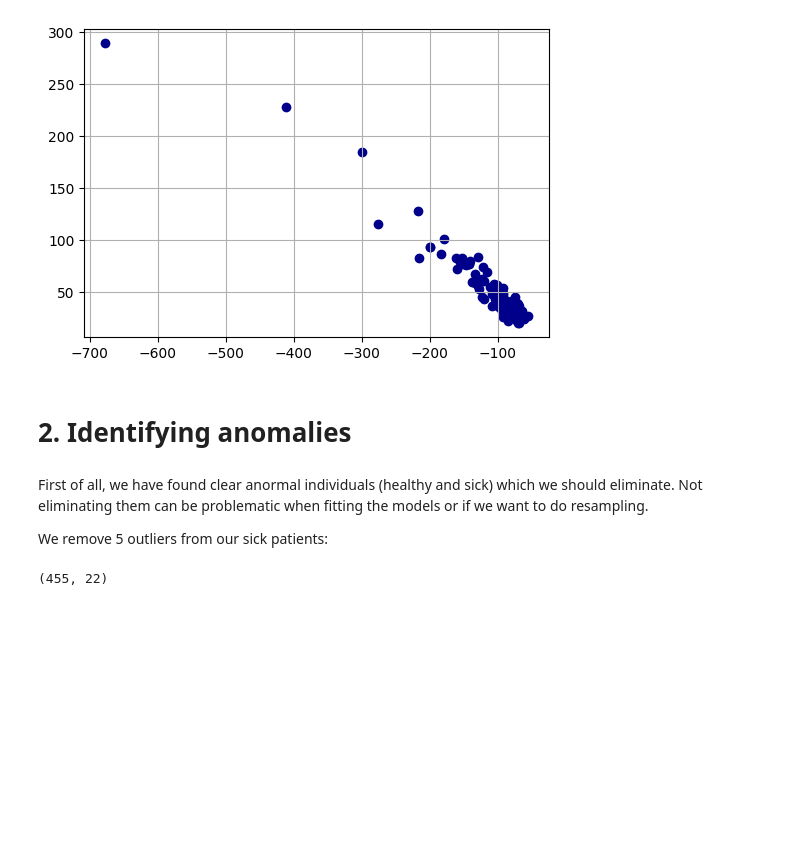
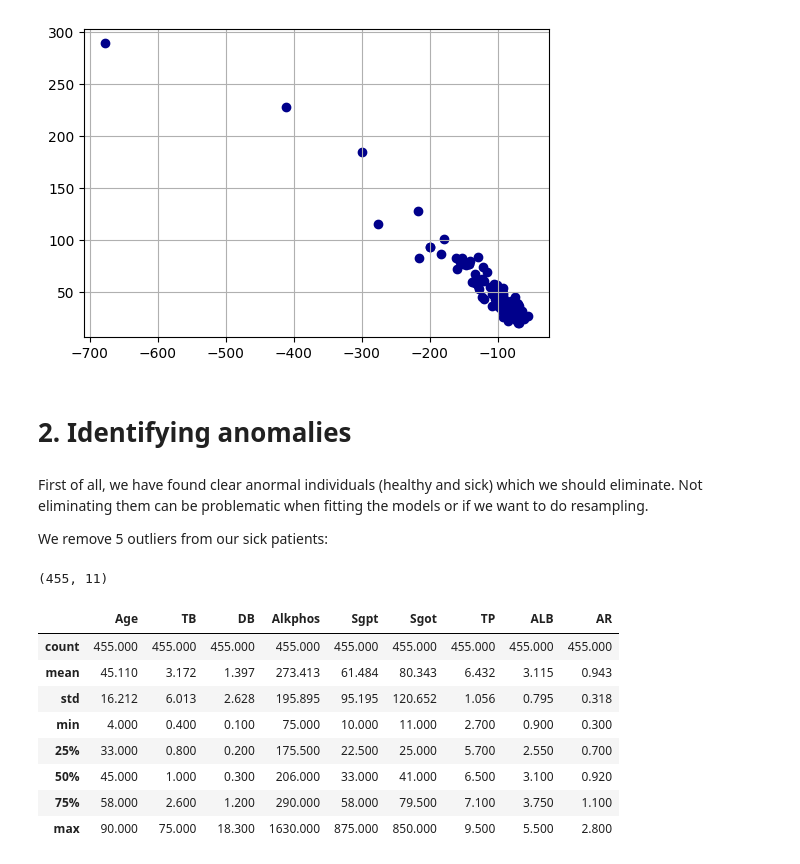
Before and after one commit to SrChen6/AA1-Competition, a Jupyter notebook: preprocessing-v2.ipynb, the cells around one changed output. Drawn from its saved outputs; the diff is of its cells as text; code cells hidden in the pictures; blank space fills up the shorter version.

```diff
--- a/preprocessing-v2.ipynb
+++ b/preprocessing-v2.ipynb
@@ -152,12 +152,22 @@ We remove 5 outliers from our sick patients:
 # %%
 sick_data = raw_data[raw_data['Target'] == 0]
 healthy_data = raw_data[raw_data['Target'] == 1]
 
 sick_data = sick_data[sick_pca.loc[:, 0] <= 600]
 healthy_data = healthy_data[healthy_pca.loc[:, 1] <= 150]
 
-data_v1 = pd.concat([sick_data, healthy_data], axis = 1)
+data_v1 = pd.concat([sick_data, healthy_data], axis = 0)
 data_v1.shape
+data_v1.describe()
 # %% [output]
-(455, 22)
+(455, 11)
+|  | Age | TB | DB | Alkphos | Sgpt | Sgot | TP | ALB | AR |
+| count | 455.000 | 455.000 | 455.000 | 455.000 | 455.000 | 455.000 | 455.000 | 455.000 | 455.000 |
+| mean | 45.110 | 3.172 | 1.397 | 273.413 | 61.484 | 80.343 | 6.432 | 3.115 | 0.943 |
+| std | 16.212 | 6.013 | 2.628 | 195.895 | 95.195 | 120.652 | 1.056 | 0.795 | 0.318 |
+| min | 4.000 | 0.400 | 0.100 | 75.000 | 10.000 | 11.000 | 2.700 | 0.900 | 0.300 |
+| 25% | 33.000 | 0.800 | 0.200 | 175.500 | 22.500 | 25.000 | 5.700 | 2.550 | 0.700 |
+| 50% | 45.000 | 1.000 | 0.300 | 206.000 | 33.000 | 41.000 | 6.500 | 3.100 | 0.920 |
+| 75% | 58.000 | 2.600 | 1.200 | 290.000 | 58.000 | 79.500 | 7.100 | 3.750 | 1.100 |
+| max | 90.000 | 75.000 | 18.300 | 1630.000 | 875.000 | 850.000 | 9.500 | 5.500 | 2.800 |
 # %%
```
Also changed, not shown: parts of 2 cells of this notebook, 2 other files.
